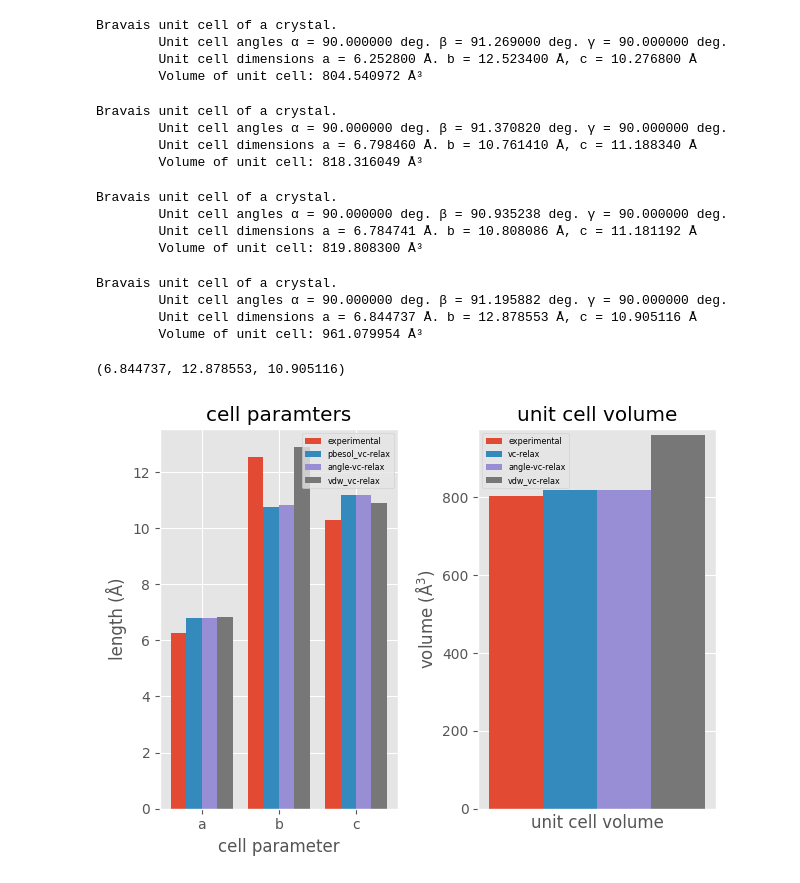
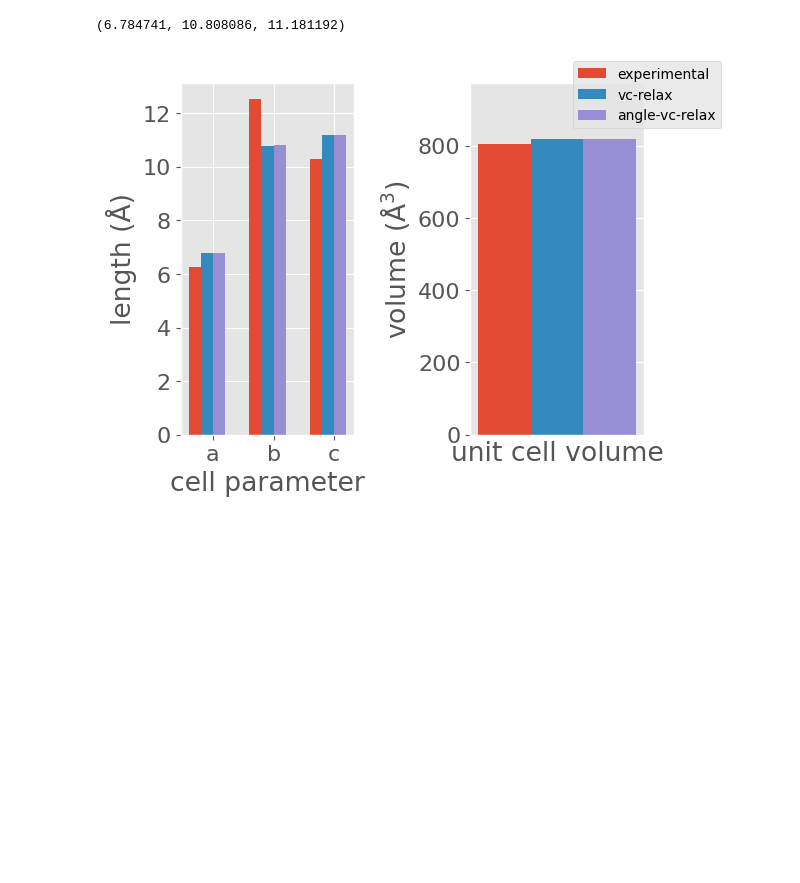
Before and after one commit to SimonEnsemble/NiPyC_analogues, a Jupyter notebook: lattice_param_comparison.ipynb, the cells around one changed output. Cells and saved outputs as stored; diff of their text form; code cells hidden in the pictures; blank space fills up the shorter version.

```diff
--- a/lattice_param_comparison.ipynb
+++ b/lattice_param_comparison.ipynb
@@ -8,6 +8,8 @@ using PorousMaterials
 # import numpy as np
 # %%
 PyPlot.matplotlib.style.use("ggplot")
+rcParams = PyPlot.PyDict(PyPlot.matplotlib."rcParams")
+rcParams["font.size"] = 16;
 # %%
 xtal_experiment      = Crystal("NiPyC2_experiment.cif")
 xtal_pbesol_vcrelax  = Crystal("NiPyC2_vc-relax.cif")
@@ -29,34 +31,6 @@ Bravais unit cell of a crystal.
         space Group: P1
         symmetry Operations:
                 'x, y, z'
-# %%
-xtal_experiment.box
-# %% [output]
-Bravais unit cell of a crystal.
-        Unit cell angles α = 90.000000 deg. β = 91.269000 deg. γ = 90.000000 deg.
-        Unit cell dimensions a = 6.252800 Å. b = 12.523400 Å, c = 10.276800 Å
-        Volume of unit cell: 804.540972 Å³
-# %%
-xtal_pbesol_vcrelax.box
-# %% [output]
-Bravais unit cell of a crystal.
-        Unit cell angles α = 90.000000 deg. β = 91.370820 deg. γ = 90.000000 deg.
-        Unit cell dimensions a = 6.798460 Å. b = 10.761410 Å, c = 11.188340 Å
-        Volume of unit cell: 818.316049 Å³
-# %%
-xtal_pbesol_angrelax.box
-# %% [output]
-Bravais unit cell of a crystal.
-        Unit cell angles α = 90.000000 deg. β = 90.935238 deg. γ = 90.000000 deg.
-        Unit cell dimensions a = 6.784741 Å. b = 10.808086 Å, c = 11.181192 Å
-        Volume of unit cell: 819.808300 Å³
-# %%
-xtal_vdw_vcrelax.box
-# %% [output]
-Bravais unit cell of a crystal.
-        Unit cell angles α = 90.000000 deg. β = 91.195882 deg. γ = 90.000000 deg.
-        Unit cell dimensions a = 6.844737 Å. b = 12.878553 Å, c = 10.905116 Å
-        Volume of unit cell: 961.079954 Å³
 # %%
 N = 3 # number of lattice params per xtal
 
@@ -77,10 +51,10 @@ lattice_constants["pbesol_vc-relax"] = (xtal_pbesol_vcrelax.box.a,
 lattice_constants["pbesol_angle-relax"] = (xtal_pbesol_angrelax.box.a,
     xtal_pbesol_angrelax.box.b, xtal_pbesol_angrelax.box.c)
 
-lattice_constants["vdw_vc-relax"] = (xtal_vdw_vcrelax.box.a,
-    xtal_vdw_vcrelax.box.b, xtal_vdw_vcrelax.box.c)
+# lattice_constants["vdw_vc-relax"] = (xtal_vdw_vcrelax.box.a,
+#     xtal_vdw_vcrelax.box.b, xtal_vdw_vcrelax.box.c)
 # %% [output]
-(6.844737, 12.878553, 10.905116)
+(6.784741, 10.808086, 11.181192)
 # %%
 fig, axs = plt.subplots(1, 2)
 ind = collect(1:N)
@@ -89,43 +63,43 @@ width = 0.2
 axs[1].bar(ind, lattice_constants["experimental"], width,
     label="experimental")
 axs[1].bar(ind .+ width, lattice_constants["pbesol_vc-relax"], width,
-    label="pbesol_vc-relax")
+    label="vc-relax")
 axs[1].bar(ind .+ 2*width, lattice_constants["pbesol_angle-relax"], width,
     label="angle-vc-relax")
-axs[1].bar(ind .+ 3*width, lattice_constants["vdw_vc-relax"], width,
-    label="vdw_vc-relax")
+# axs[1].bar(ind .+ 3*width, lattice_constants["vdw_vc-relax"], width,
+#     label="vdw_vc-relax")
 
 axs[1].set_ylabel("length (Å)")
 axs[1].set_xlabel("cell parameter")
-axs[1].set_title("cell paramters")
+# axs[1].set_title("cell parameters", fontsize="small")
 
 # axs[1].set_xticks(ind .+ width / 2)
 axs[1].set_xticks(ind .+ width * 1.5)
 
 axs[1].set_xticklabels(["a", "b", "c"])
-axs[1].legend(loc="best", fontsize="xx-small")
+# axs[1].legend(facecolor="none", loc=2, fontsize=8)
 
 ind = collect(1:1)
 axs[2].bar(ind, xtal_experiment.box.Ω, width,
     label="experimental")
 axs[2].bar(ind .+ width, xtal_pbesol_vcrelax.box.Ω, width,
     label="vc-relax")
 axs[2].bar(ind .+ 2*width, xtal_pbesol_angrelax.box.Ω, width,
     label="angle-vc-relax")
-axs[2].bar(ind .+ 3*width, xtal_vdw_vcrelax.box.Ω, width,
-    label="vdw_vc-relax")
+# axs[2].bar(ind .+ 3*width, xtal_vdw_vcrelax.box.Ω, width,
+#     label="vdw_vc-relax")
 
 axs[2].set_ylim(ymax=975)
 axs[2].set_xticks([])
 axs[2].set_ylabel(L"volume (Å$^3$)")
 axs[2].set_xlabel("unit cell volume")
-axs[2].set_title("unit cell volume")
-axs[2].legend(loc="best", fontsize="xx-small")
+# axs[2].set_title("unit cell volume", fontsize="small")
+axs[2].legend(bbox_to_anchor=(0.55, 0.85), fontsize=10)
 
 
 # suptitle(L"NiPyC$_2$")
 tight_layout()
 # axs[1].show()
-# savefig("NiPyC2_lattice_constant_comparison.pdf", dpi=300, format="pdf")
+savefig("NiPyC2_lattice_constant_comparison.pdf", dpi=600, format="pdf")
 # %% [output]
-[figure, old version]
+[figure, new version]
```
Also changed, not shown: parts of 1 cell of this notebook, 24 other files.
